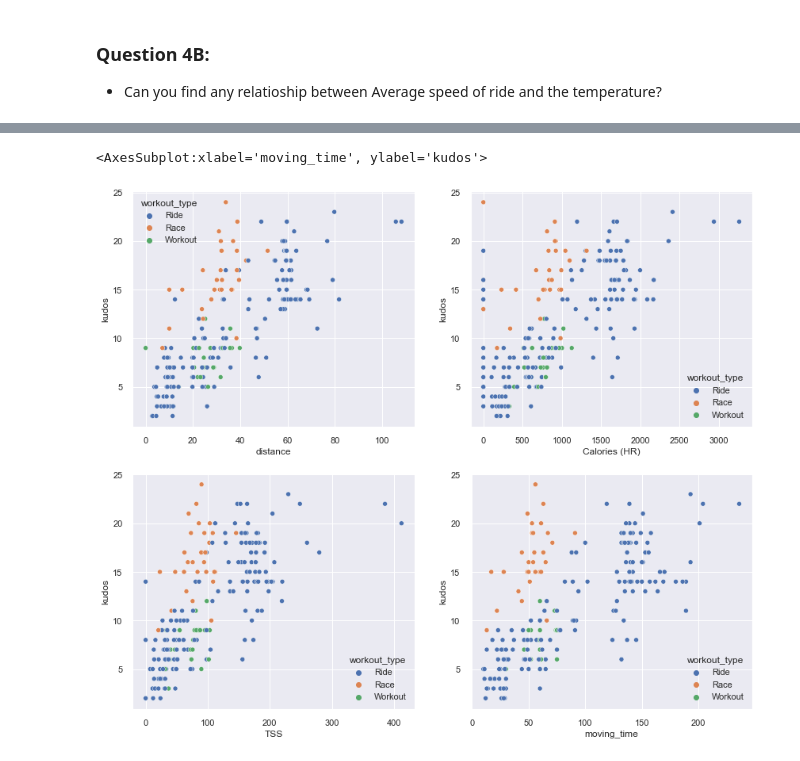
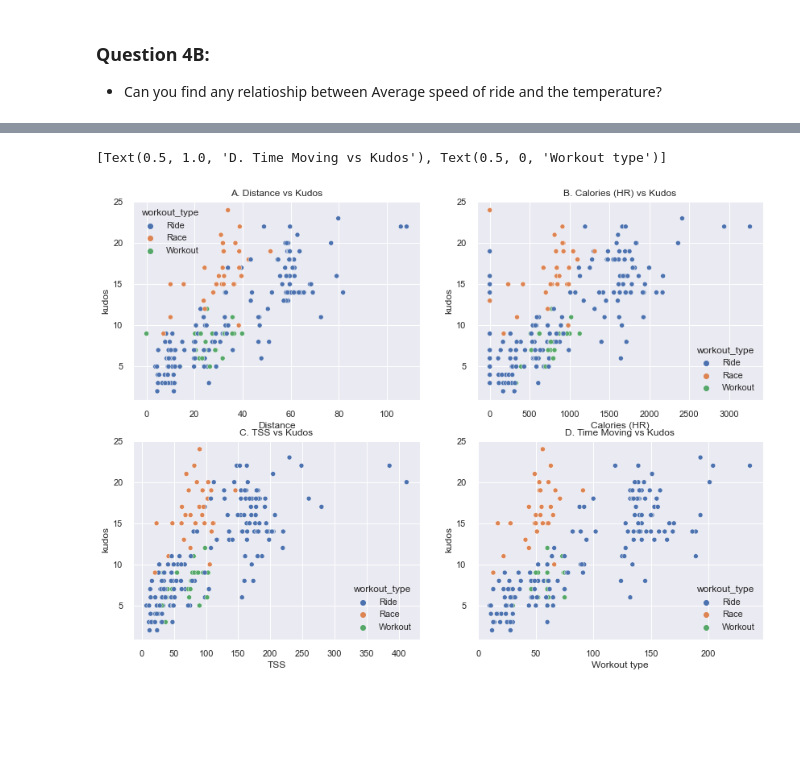
Before and after one commit to mona-piya/DS-portfolio-s1-2021-MonaMunegan, a Jupyter notebook: Portfolio 1.ipynb, the cells around one changed output, grey strips where cells are left out. Drawn from its saved outputs; the diff is of its cells as text; code cells hidden in the pictures; blank space fills up the shorter version.

```diff
--- a/Portfolio 1.ipynb
+++ b/Portfolio 1.ipynb
@@ -116,7 +116,7 @@ strava_n_cheetah
 1. Remove rides with no measured power (where device_watts is False) - these are commutes or MTB rides
 # %%
 #Remove rides with no measured power (where device_watts is False) - these are commutes or MTB rides
-strava_n_cheetah = strava_n_cheetah.drop(strava_n_cheetah.index[strava_n_cheetah.device_watts == False])
+strava_n_cheetah = strava_n_cheetah.drop(strava_n_cheetah.index[strava_n_cheetah.device_watts != True])
 
 #create SC_date(formate yyyy-mm-dd) from index of strava_n_cheetah
 strava_n_cheetah['Date'] = strava_n_cheetah.index
@@ -127,5 +127,8 @@ strava_n_cheetah['SC_Date'] = pd.to_datetime(strava_n_cheetah.SC_Date, format='%
 drop_cols = ['Date']
 strava_n_cheetah.drop(drop_cols, axis = 1, inplace = True)
 
-strava_n_cheetah.dtypes
+#strava_n_cheetah['device_watts'].unique()
+#strava_n_cheetah.dtypes
+
+strava_n_cheetah['SC_Date']
 # %% [output]
@@ -667,10 +605,10 @@ sns.scatterplot(x='TSS', y = 'kudos', data = strava_cheetah, ax=axes[1][1])
 # %%
-f, axes = plt.subplots(2, 2, figsize = (14, 12))
+f, axes = plt.subplots(2, 2, figsize = (14, 10))
 
-sns.scatterplot(x='distance', y = 'kudos', hue='workout_type', data = strava_cheetah, ax=axes[0][0])
-sns.scatterplot(x='Calories (HR)', y = 'kudos', hue='workout_type', data = strava_cheetah, ax=axes[0][1])
-sns.scatterplot(x='TSS', y = 'kudos', hue='workout_type', data = strava_cheetah, ax=axes[1][0])
-sns.scatterplot(x='moving_time', y = 'kudos', hue='workout_type', data = strava_cheetah, ax=axes[1][1])
+sns.scatterplot(x='distance', y = 'kudos', hue='workout_type', data = strava_cheetah, ax=axes[0][0]).set(title = 'A. Distance vs Kudos', xlabel='Distance')
+sns.scatterplot(x='Calories (HR)', y = 'kudos', hue='workout_type', data = strava_cheetah, ax=axes[0][1]).set(title = 'B. Calories (HR) vs Kudos')
+sns.scatterplot(x='TSS', y = 'kudos', hue='workout_type', data = strava_cheetah, ax=axes[1][0]).set(title = 'C. TSS vs Kudos')
+sns.scatterplot(x='moving_time', y = 'kudos', hue='workout_type', data = strava_cheetah, ax=axes[1][1]).set(title = 'D. Time Moving vs Kudos', xlabel='Workout type')
 # %% [output]
-<AxesSubplot:xlabel='moving_time', ylabel='kudos'>
+[Text(0.5, 1.0, 'D. Time Moving vs Kudos'), Text(0.5, 0, 'Workout type')]
-[figure, old version]
+[figure, new version]
```
Also changed, not shown: parts of 50 cells of this notebook.
